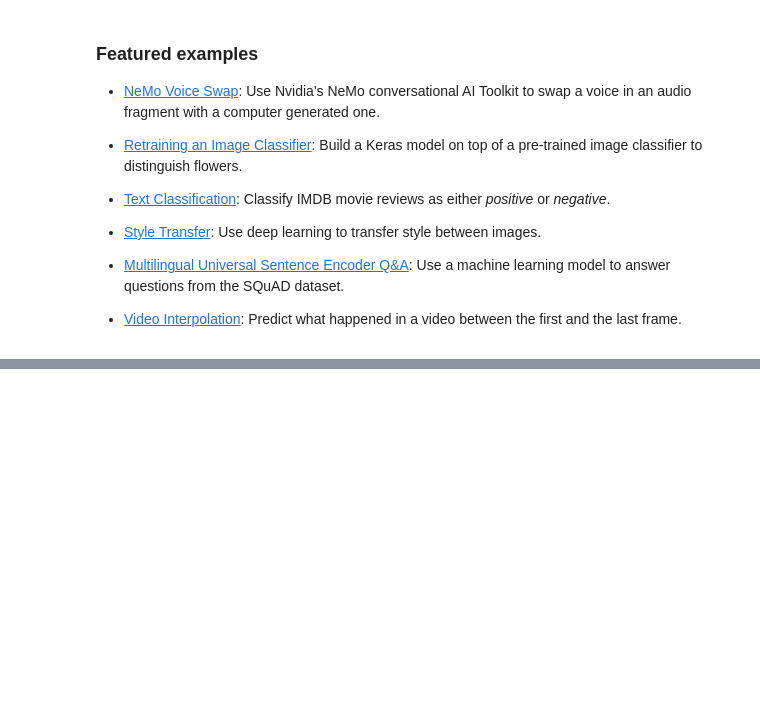
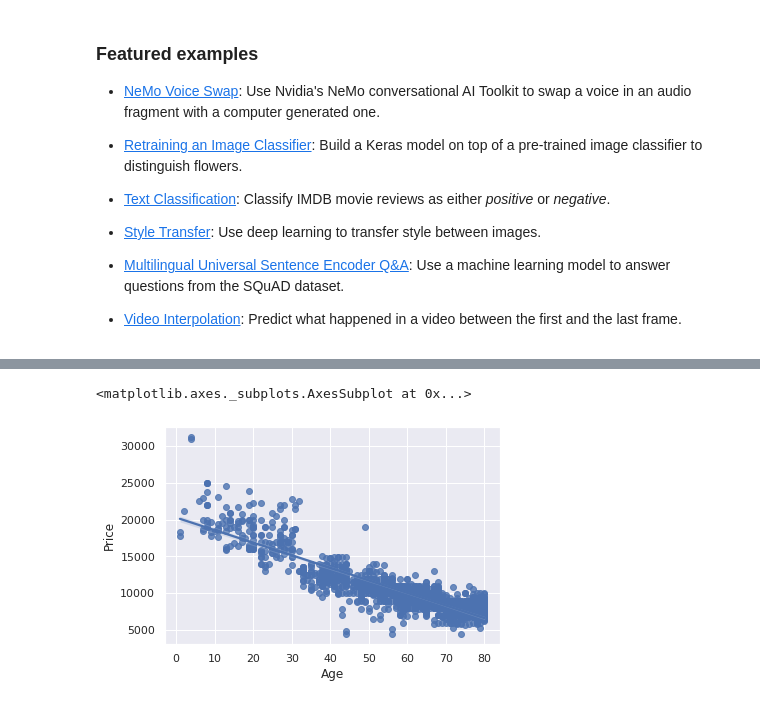
Before and after one commit to Aryamore/MSC_FDS_527, a Jupyter notebook: Welcome_To_Colaboratory.ipynb, the cells around one changed output, grey strips where cells are left out. Cells and saved outputs as stored; diff of their text form; code cells hidden in the pictures; blank space fills up the shorter version.

```diff
--- a/Welcome_To_Colaboratory.ipynb
+++ b/Welcome_To_Colaboratory.ipynb
@@ -178,0 +168,3 @@ plt.plot(range(1,6),np.random.randint(1,20,5),marker='o',color="g",linestyle='--
+# %%
+cars_data=pd.read_csv('Toyota.csv',index_col=0)
+cars_data.head()
@@ -178,0 +178,6 @@ plt.plot(range(1,6),np.random.randint(1,20,5),marker='o',color="g",linestyle='--
+# %%
+sns.set(style="darkgrid")
+sns.regplot(x=cars_data['Age'],y=cars_data['Price'])
+# %% [output]
+<matplotlib.axes._subplots.AxesSubplot at 0x...>
+[figure, added]
```
Also changed, not shown: parts of 5 cells of this notebook.
